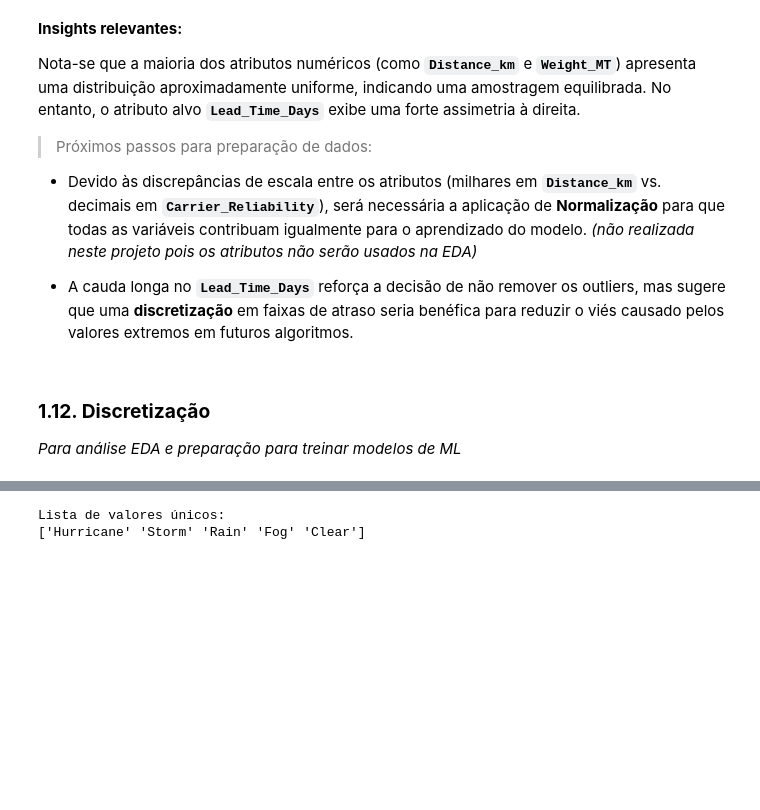
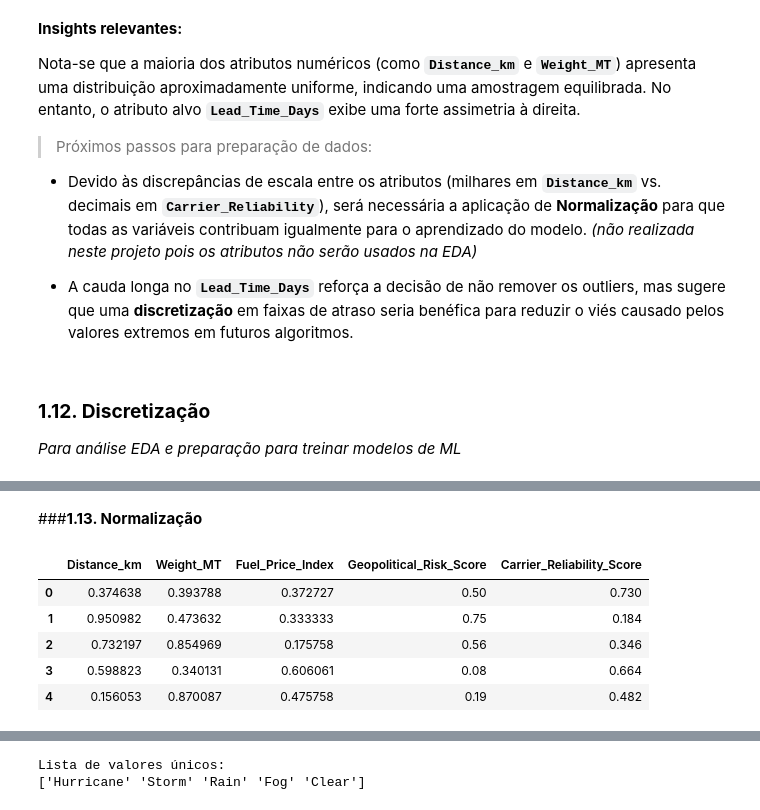
Before and after one commit to juliafarah/MVP_Data_Analysis, a Jupyter notebook: MVP_Data_Analysis.ipynb, the cells around one changed output, grey strips where cells are left out. Cells and saved outputs as stored; diff of their text form; code cells hidden in the pictures; blank space fills up the shorter version.

```diff
--- a/MVP_Data_Analysis.ipynb
+++ b/MVP_Data_Analysis.ipynb
@@ -355,0 +364,19 @@ dtype: float64
+# %% [markdown]
+###**1.13. Normalização**
+# %%
+# NORMALIZAÇÃO (Min-Max Scaling)
+scaler = MinMaxScaler()
+cols_para_normalizar = [
+    'Distance_km', 'Weight_MT', 'Fuel_Price_Index',
+    'Geopolitical_Risk_Score', 'Carrier_Reliability_Score'
+]
+df_processed[cols_para_normalizar] = scaler.fit_transform(df[cols_para_normalizar])
+
+display(df_processed[cols_para_normalizar].head())
+# %% [output]
+|  | Distance_km | Weight_MT | Fuel_Price_Index | Geopolitical_Risk_Score | Carrier_Reliability_Score |
+| 0 | 0.374638 | 0.393788 | 0.372727 | 0.50 | 0.730 |
+| 1 | 0.950982 | 0.473632 | 0.333333 | 0.75 | 0.184 |
+| 2 | 0.732197 | 0.854969 | 0.175758 | 0.56 | 0.346 |
+| 3 | 0.598823 | 0.340131 | 0.606061 | 0.08 | 0.664 |
+| 4 | 0.156053 | 0.870087 | 0.475758 | 0.19 | 0.482 |
```
Also changed, not shown: parts of 34 cells of this notebook.
